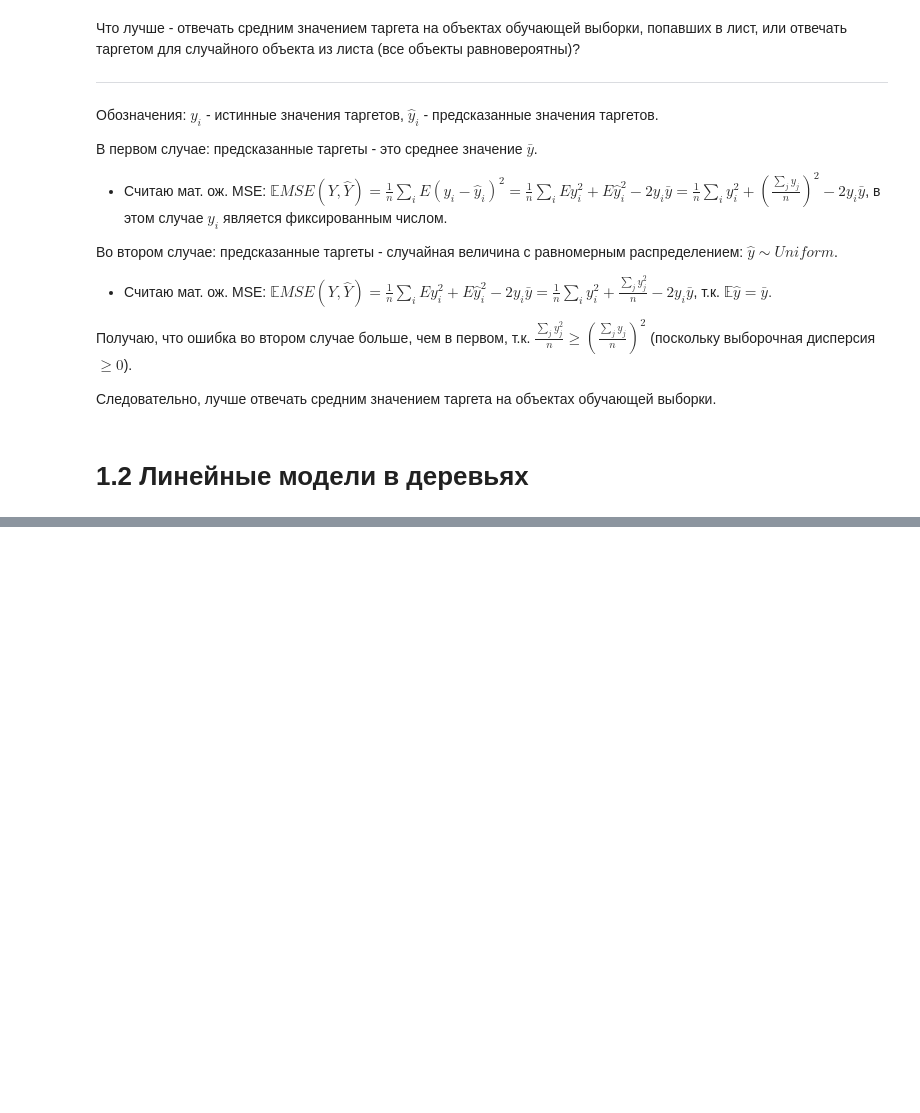
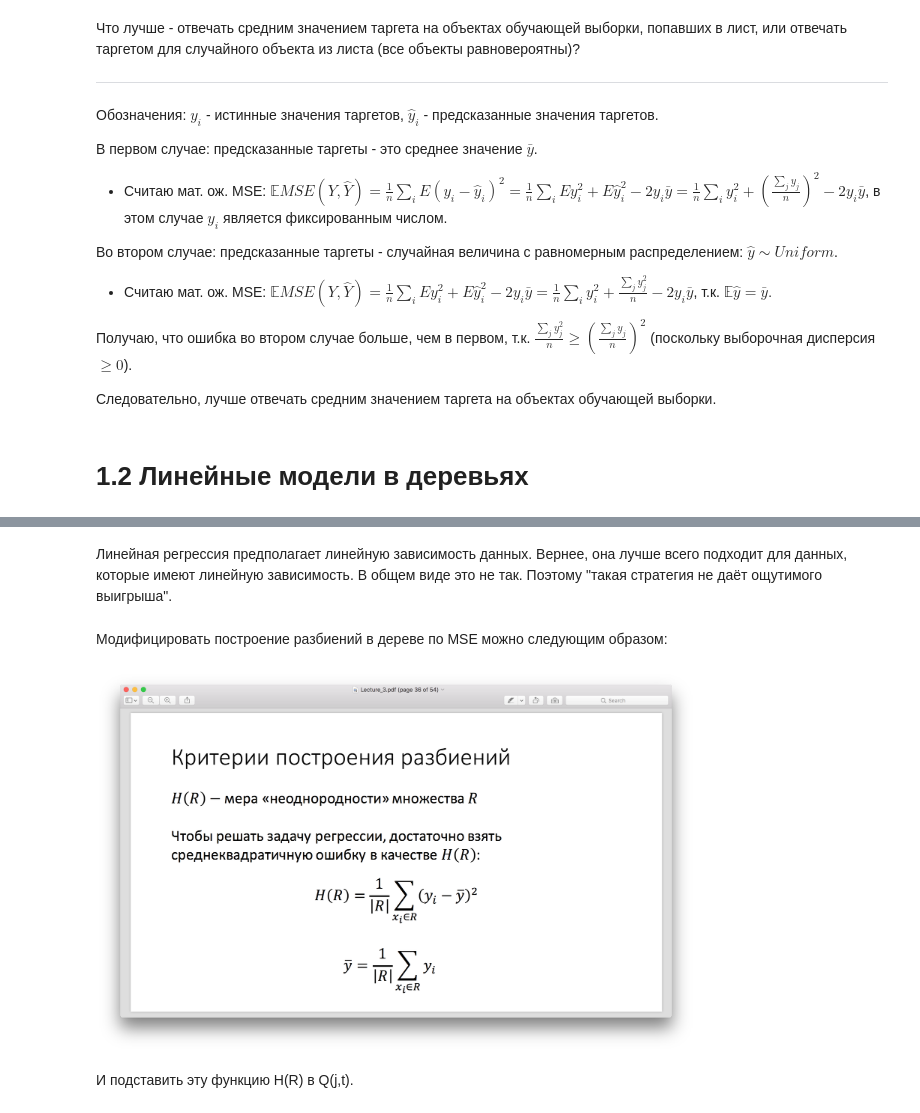
Before and after one commit to akarazeev/ML-6-7sem-MIPT-2017, a Jupyter notebook: hw2/hw2.ipynb, the cells around one changed output, grey strips where cells are left out. Drawn from its saved outputs; the diff is of its cells as text; code cells hidden in the pictures; blank space fills up the shorter version.

```diff
--- a/hw2/hw2.ipynb
+++ b/hw2/hw2.ipynb
@@ -29,0 +37,10 @@ import matplotlib.pyplot as plt
+# %% [markdown]
+Линейная регрессия предполагает линейную зависимость данных. Вернее, она лучше всего подходит для данных, которые имеют линейную зависимость. В общем виде это не так. Поэтому "такая стратегия не даёт ощутимого выигрыша".
+# %% [markdown]
+Модифицировать построение разбиений в дереве по MSE можно следующим образом:
+# %%
+Image('fig2.png', width=600, height=600)
+# %% [output]
+[figure, added]
+# %% [markdown]
+И подставить эту функцию H(R) в Q(j,t).
```
Also changed, not shown: parts of 3 cells of this notebook, 2 other files.
